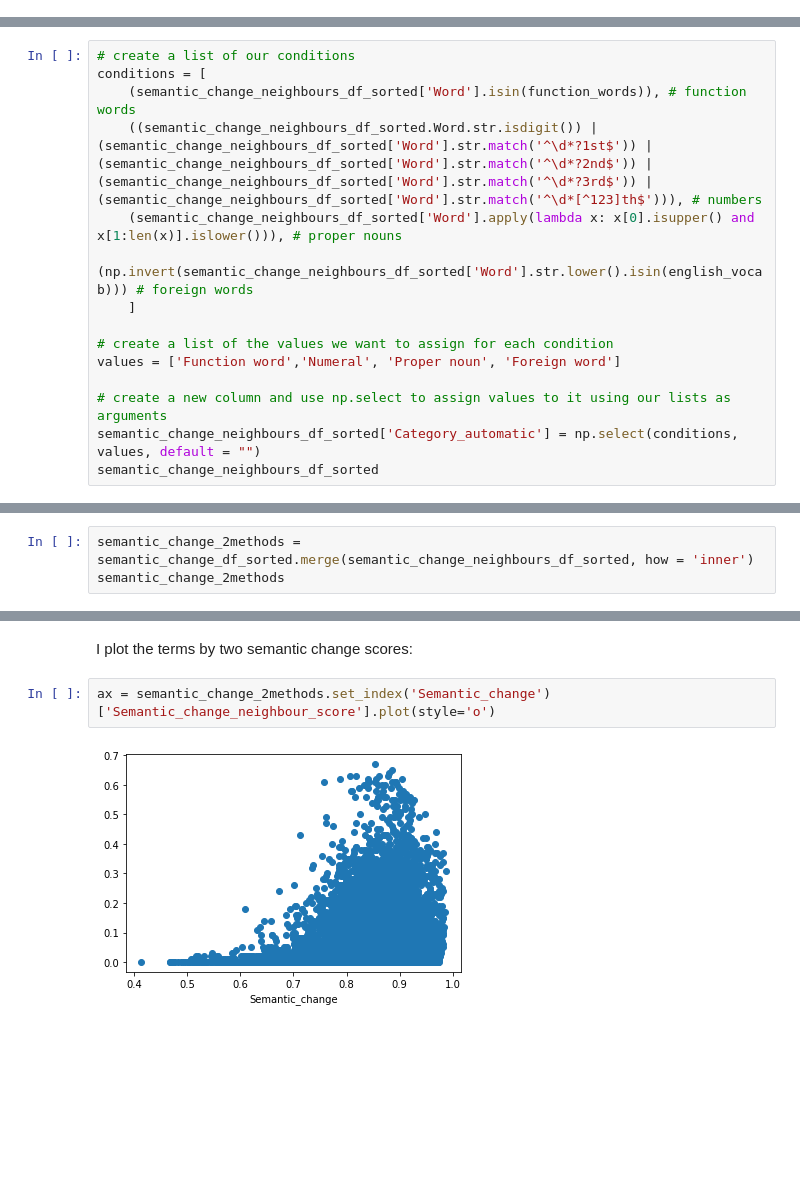
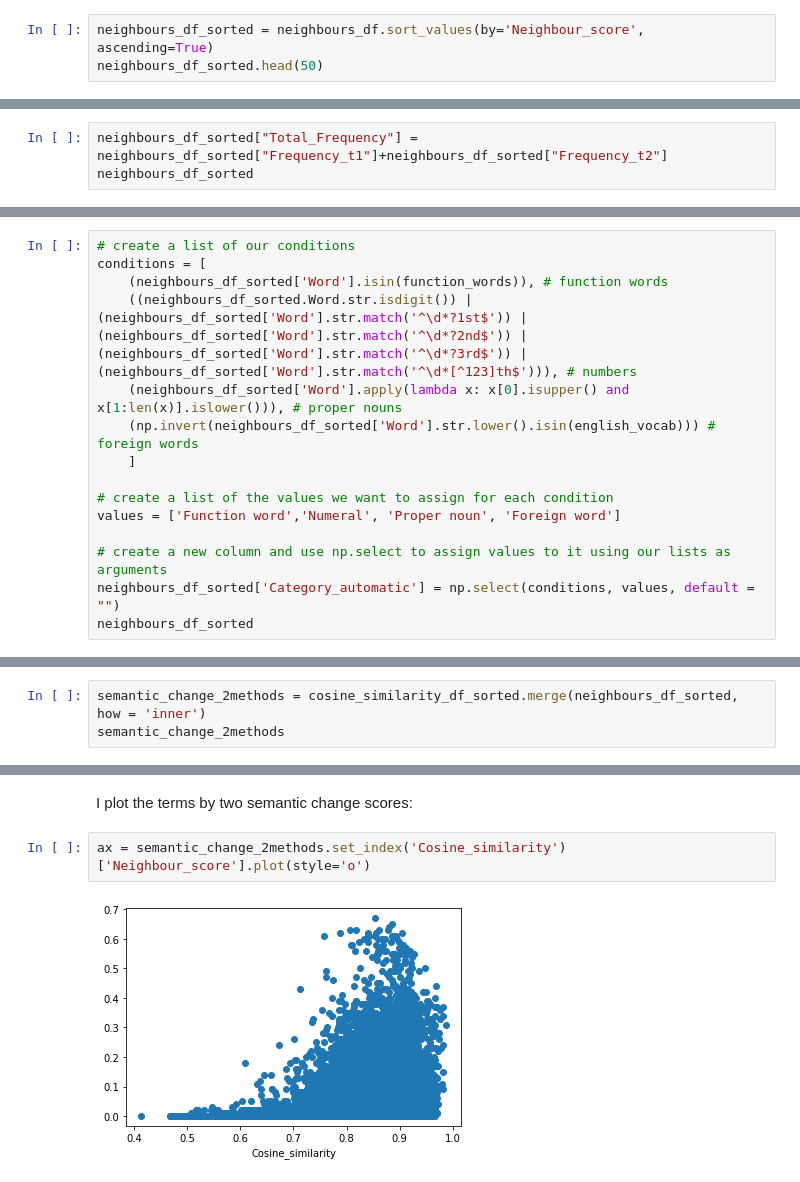
Before and after one commit to BarbaraMcG/darwin-semantic-change, a Jupyter notebook: Semantic_change_Darwin_BMcG.ipynb, the cells around one changed output, grey strips where cells are left out. Saved outputs shown, nothing was run; the diff lists cells and outputs as text; blank space fills up the shorter version.

```diff
--- a/Semantic_change_Darwin_BMcG.ipynb
+++ b/Semantic_change_Darwin_BMcG.ipynb
@@ -1576,0 +1643,3 @@ semantic_change_neighbours_df_sorted.head()
+# %%
+neighbours_df_sorted = neighbours_df.sort_values(by='Neighbour_score', ascending=True)
+neighbours_df_sorted.head(50)
@@ -1595,0 +1666,3 @@ semantic_change_neighbours_df_sorted
+# %%
+neighbours_df_sorted["Total_Frequency"] = neighbours_df_sorted["Frequency_t1"]+neighbours_df_sorted["Frequency_t2"]
+neighbours_df_sorted
@@ -1598,16 +1685,16 @@ I add a column with the category (function word, foreign word, numeral, and prop
 # %%
 # create a list of our conditions
 conditions = [
-    (semantic_change_neighbours_df_sorted['Word'].isin(function_words)), # function words
-    ((semantic_change_neighbours_df_sorted.Word.str.isdigit()) | (semantic_change_neighbours_df_sorted['Word'].str.match('^\d*?1st$')) | (semantic_change_neighbours_df_sorted['Word'].str.match('^\d*?2nd$')) | (semantic_change_neighbours_df_sorted['Word'].str.match('^\d*?3rd$')) | (semantic_change_neighbours_df_sorted['Word'].str.match('^\d*[^123]th$'))), # numbers
-    (semantic_change_neighbours_df_sorted['Word'].apply(lambda x: x[0].isupper() and x[1:len(x)].islower())), # proper nouns
-    (np.invert(semantic_change_neighbours_df_sorted['Word'].str.lower().isin(english_vocab))) # foreign words
+    (neighbours_df_sorted['Word'].isin(function_words)), # function words
+    ((neighbours_df_sorted.Word.str.isdigit()) | (neighbours_df_sorted['Word'].str.match('^\d*?1st$')) | (neighbours_df_sorted['Word'].str.match('^\d*?2nd$')) | (neighbours_df_sorted['Word'].str.match('^\d*?3rd$')) | (neighbours_df_sorted['Word'].str.match('^\d*[^123]th$'))), # numbers
+    (neighbours_df_sorted['Word'].apply(lambda x: x[0].isupper() and x[1:len(x)].islower())), # proper nouns
+    (np.invert(neighbours_df_sorted['Word'].str.lower().isin(english_vocab))) # foreign words
     ]
 
 # create a list of the values we want to assign for each condition
 values = ['Function word','Numeral', 'Proper noun', 'Foreign word']
 
 # create a new column and use np.select to assign values to it using our lists as arguments
-semantic_change_neighbours_df_sorted['Category_automatic'] = np.select(conditions, values, default = "")
-semantic_change_neighbours_df_sorted
+neighbours_df_sorted['Category_automatic'] = np.select(conditions, values, default = "")
+neighbours_df_sorted
 # %% [output]
@@ -1667,5 +1754,5 @@ semantic_change_df_sorted.sort_values(by='Word', ascending=True)
 23323 rows × 6 columns
 # %%
-semantic_change_2methods = semantic_change_df_sorted.merge(semantic_change_neighbours_df_sorted, how = 'inner')
+semantic_change_2methods = cosine_similarity_df_sorted.merge(neighbours_df_sorted, how = 'inner')
 semantic_change_2methods
 # %% [output]
@@ -1705,6 +1797,6 @@ semantic_change_2methods_all
 # %% [markdown]
 I plot the terms by two semantic change scores:
 # %%
-ax = semantic_change_2methods.set_index('Semantic_change')['Semantic_change_neighbour_score'].plot(style='o')
+ax = semantic_change_2methods.set_index('Cosine_similarity')['Neighbour_score'].plot(style='o')
 # %% [output]
-[figure, old version]
+[figure, new version]
```
Also changed, not shown: parts of 146 cells of this notebook.
